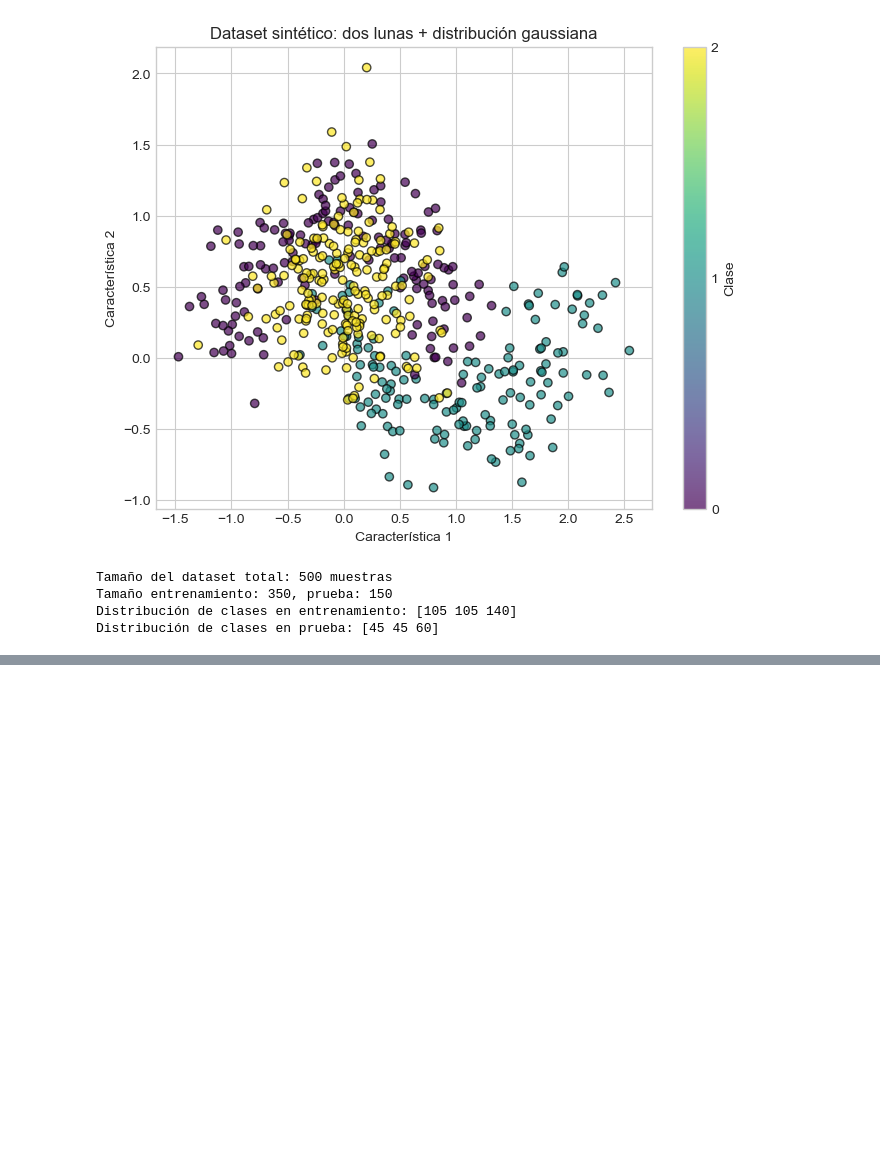
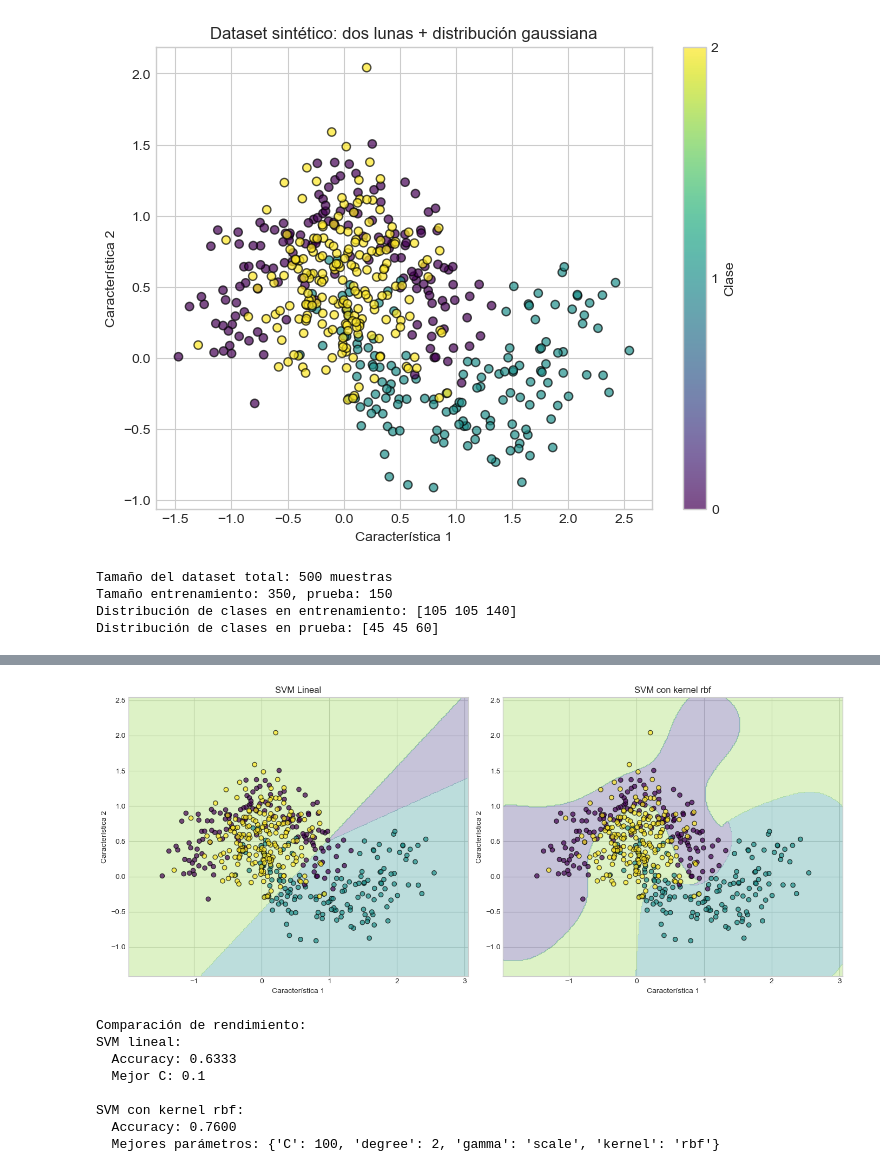
Before and after one commit to alex-rubino-fernandez/machine-learning-activities, a Jupyter notebook: act1-nonlinear-models/gcd_aa2_act1_alex_rubino.ipynb, the cells around one changed output, grey strips where cells are left out. Saved outputs shown, nothing was run; the diff lists cells and outputs as text; code cells hidden in the pictures; blank space fills up the shorter version.

```diff
--- a/act1-nonlinear-models/gcd_aa2_act1_alex_rubino.ipynb
+++ b/act1-nonlinear-models/gcd_aa2_act1_alex_rubino.ipynb
@@ -58,0 +198,54 @@ Distribución de clases en prueba: [45 45 60]
+# %%
+import matplotlib.pyplot as plt
+import numpy as np
+
+def plot_decision_boundary(model, X, y, title, ax):
+    # Creamos la malla de puntos
+    x_min, x_max = X[:, 0].min() - 0.5, X[:, 0].max() + 0.5
+    y_min, y_max = X[:, 1].min() - 0.5, X[:, 1].max() + 0.5
+    xx, yy = np.meshgrid(np.linspace(x_min, x_max, 300),
+                         np.linspace(y_min, y_max, 300))
+
+    # Predecimos cada punto de la malla
+    Z = model.predict(np.c_[xx.ravel(), yy.ravel()])
+    Z = Z.reshape(xx.shape)
+
+    # Dibujamos fronteras
+    ax.contourf(xx, yy, Z, alpha=0.3, cmap='viridis', levels=np.arange(-0.5, 3, 1))
+    scatter = ax.scatter(X[:, 0], X[:, 1], c=y, cmap='viridis', edgecolors='k', alpha=0.7)
+    ax.set_title(title)
+    ax.set_xlabel('Característica 1')
+    ax.set_ylabel('Característica 2')
+    return scatter
+
+# Creamos la figura con dos subplots
+fig, axes = plt.subplots(1, 2, figsize=(14, 6))
+
+# Frontera del modelo lineal
+plot_decision_boundary(best_svm_linear, X, y, 'SVM Lineal', axes[0])
+
+# Frontera del modelo no lineal
+plot_decision_boundary(best_svm_nonlinear, X, y, f'SVM con kernel {best_svm_nonlinear.kernel}', axes[1])
+
+plt.tight_layout()
+plt.show()
+
+# Comparación de métricas
+print("Comparación de rendimiento:")
+print(f"SVM lineal:")
+print(f"  Accuracy: {acc_linear:.4f}")
+print(f"  Mejor C: {grid_linear.best_params_['C']}")
+print()
+print(f"SVM con kernel {best_svm_nonlinear.kernel}:")
+print(f"  Accuracy: {acc_nonlinear:.4f}")
+print(f"  Mejores parámetros: {grid_nonlinear.best_params_}")
+# %% [output]
+[figure, added]
+Comparación de rendimiento:
+SVM lineal:
+  Accuracy: 0.6333
+  Mejor C: 0.1
+
+SVM con kernel rbf:
+  Accuracy: 0.7600
+  Mejores parámetros: {'C': 100, 'degree': 2, 'gamma': 'scale', 'kernel': 'rbf'}
```
Also changed, not shown: parts of 12 cells of this notebook.
